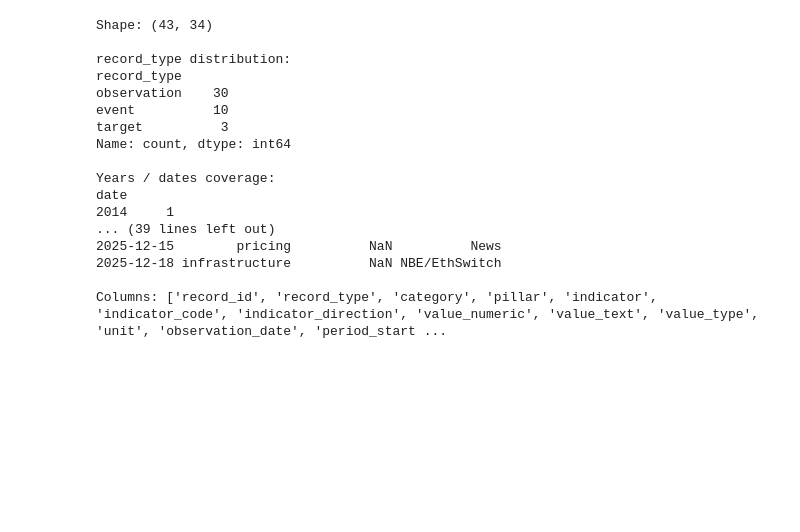
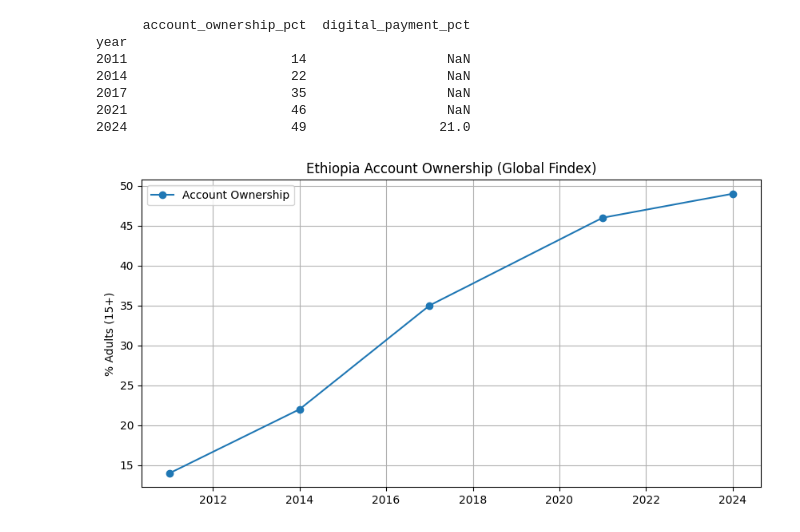
Before and after one commit to Samuel-0228/ethiopia-fi-forecast, a Jupyter notebook: notebooks/data_exploration.ipynb, the cells around one changed output. Saved outputs shown, nothing was run; the diff lists cells and outputs as text; code cells hidden in the pictures; blank space fills up the shorter version.

Commit message:
Add initial EDA notebook with Findex time series and recent 2025-2026 updates

```diff
--- a/notebooks/data_exploration.ipynb
+++ b/notebooks/data_exploration.ipynb
@@ -1,54 +13,34 @@
 # %%
 import pandas as pd
+import matplotlib.pyplot as plt
+import seaborn as sns
 
-# Adjust path if necessary
-df = pd.read_csv("data/raw/ethiopia_fi_unified_data.csv", dtype=str, low_memory=False)
+# Hard-coded known Findex data (expand with unified dataset later)
+data = {
+    'year': [2011, 2014, 2017, 2021, 2024],
+    'account_ownership_pct': [14, 22, 35, 46, 49],
+    'digital_payment_pct': [None, None, None, None, 21]  # approx 2024
+}
 
-print("Shape:", df.shape)
-print("\nrecord_type distribution:")
-print(df["record_type"].value_counts(dropna=False))
+df_findex = pd.DataFrame(data)
+df_findex.set_index('year', inplace=True)
 
-print("\nYears / dates coverage:")
-# Coalesce known date-like columns (in priority order) to create a single 'date' column.
-date_cols = ["observation_date", "event_date", "period_end", "period_start", "collection_date"]
-first_date = None
-for col in date_cols:
-	if col in df.columns:
-		if first_date is None:
-			first_date = df[col]
-		else:
-			first_date = first_date.combine_first(df[col])
-# If no candidate columns exist, create an all-NaT Series
-if first_date is None:
-	first_date = pd.Series([pd.NaT] * len(df), index=df.index)
-df["date"] = pd.to_datetime(first_date, errors="coerce")
-print(df["date"].dt.year.value_counts().sort_index())
+print(df_findex)
 
-print("\nUnique indicator_codes (top 15 most frequent):")
-print(df["indicator_code"].value_counts().head(15))
-
-print("\nEvents only:")
-# Use the unified 'date' column (avoids KeyError if 'event_date' is missing)
-# reindex will create missing columns (e.g. 'description') as NaN instead of raising KeyError
-events = df[df["record_type"] == "event"].reindex(columns=["date", "category", "description", "source_name"])
-print(events.sort_values("date").to_string(index=False))
-
-print("\nColumns:", df.columns.tolist())
+# Plot
+plt.figure(figsize=(10,5))
+plt.plot(df_findex.index, df_findex['account_ownership_pct'], marker='o', label='Account Ownership')
+plt.title("Ethiopia Account Ownership (Global Findex)")
+plt.ylabel("% Adults (15+)")
+plt.grid(True)
+plt.legend()
+plt.show()
 # %% [output]
-Shape: (43, 34)
-
-record_type distribution:
-record_type
-observation    30
-event          10
-target          3
-Name: count, dtype: int64
-
-Years / dates coverage:
-date
-2014     1
-... (39 lines left out)
-2025-12-15        pricing          NaN          News
-2025-12-18 infrastructure          NaN NBE/EthSwitch
-
-Columns: ['record_id', 'record_type', 'category', 'pillar', 'indicator', 'indicator_code', 'indicator_direction', 'value_numeric', 'value_text', 'value_type', 'unit', 'observation_date', 'period_start ...
+      account_ownership_pct  digital_payment_pct
+year
+2011                     14                  NaN
+2014                     22                  NaN
+2017                     35                  NaN
+2021                     46                  NaN
+2024                     49                 21.0
+[figure, added]
```
Also changed, not shown: parts of 2 cells of this notebook.
